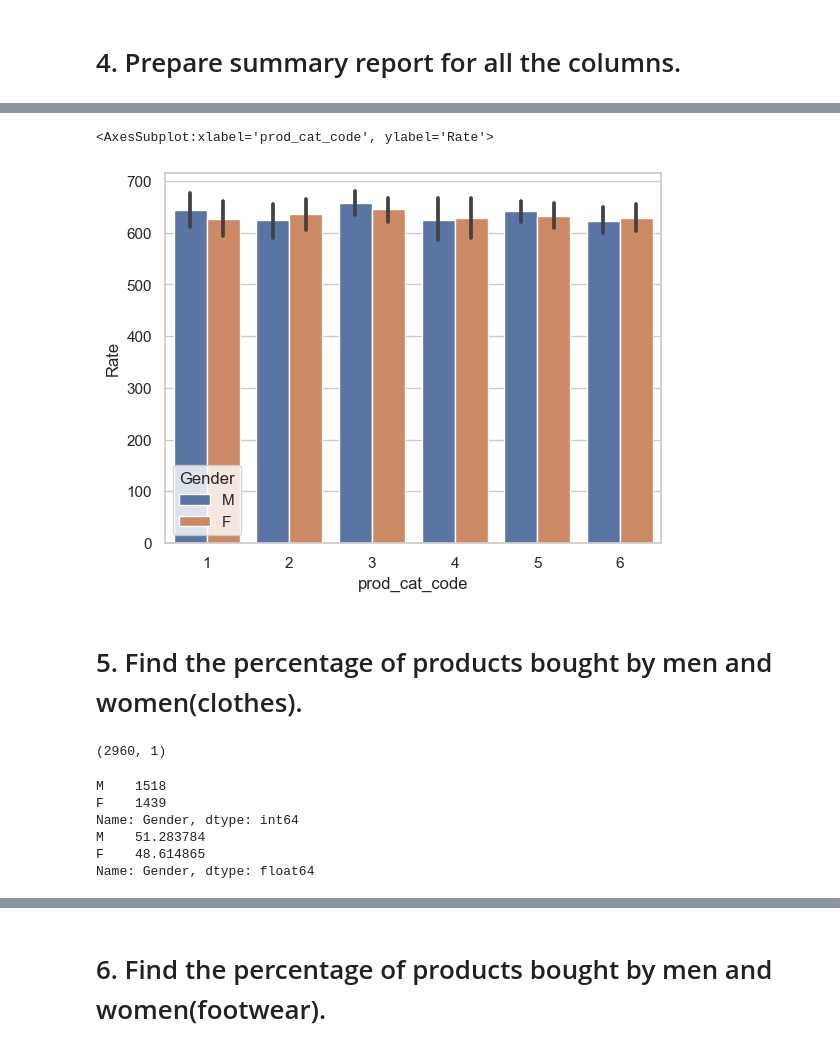
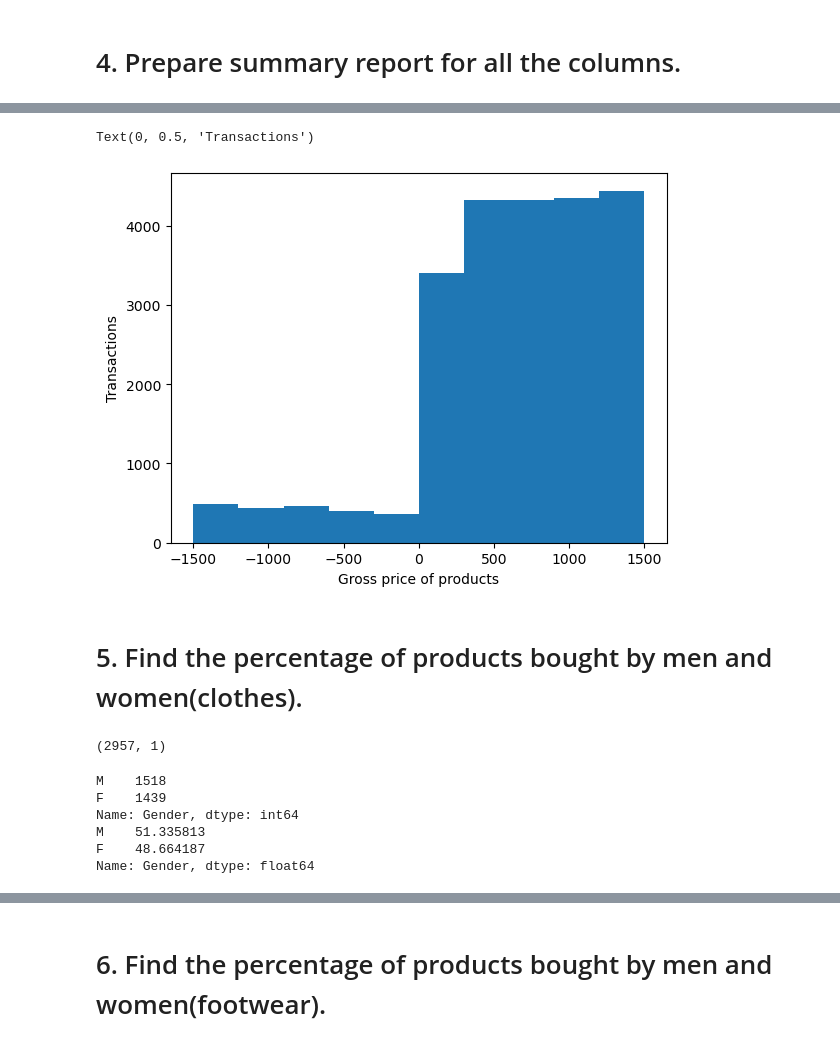
Before and after one commit to morepriyam/analytics_in_retail, a Jupyter notebook: Task1.ipynb, the cells around one changed output, grey strips where cells are left out. Saved outputs shown, nothing was run; the diff lists cells and outputs as text; code cells hidden in the pictures.

```diff
--- a/Task1.ipynb
+++ b/Task1.ipynb
@@ -30,9 +31,9 @@ prod_cat.rename(columns = {'prod_sub_cat_code' : 'prod_subcat_code'} , inplace =
 #cust.head(2)
 #prod_cat.head(2)
 # %%
-final = trans.merge(cust,on = 'cust_id', how = 'left').merge(prod_cat,on = ['prod_cat_code', 'prod_subcat_code'],how = 'left')  #final dataset with all the data,"join"
-final.head(2)
-final.shape
+merged = trans.merge(cust,on = 'cust_id', how = 'left').merge(prod_cat,on = ['prod_cat_code', 'prod_subcat_code'],how = 'left')  #merged dataset with all the data,"join"
+merged.head(2)
+merged.shape
 # %% [output]
 (23053, 15)
 # %% [markdown]
@@ -44,6 +45,6 @@ total duplicates in final dataset: 13
 # %%
-final.describe()
-#print(final.shape)
-final.drop_duplicates(keep = 'first', inplace = True)
-print(final.shape)
+merged.describe()
+print(merged.shape)
+merged.drop_duplicates(keep = 'first', inplace = True)
+print(merged.shape)
 # %% [output]
@@ -71,3 +73,7 @@ city_code           8
 prod_cat            0
 prod_subcat         0
 dtype: int64
+# %%
+#dropping rows with null values
+final = merged.dropna()
+final
@@ -86,19 +182,17 @@ final['Tax'].plot(kind = 'hist')
 # %%
-sns.set(style='whitegrid')
-sns.barplot(x="prod_cat_code",
-                    y="Rate",
-                    hue="Gender",
-                    data=final)
+final['Rate'].plot(kind = 'hist')
+plt.xlabel('Gross price of products')
+plt.ylabel('Transactions' , rotation = 90)
 # %% [output]
-<AxesSubplot:xlabel='prod_cat_code', ylabel='Rate'>
+Text(0, 0.5, 'Transactions')
-[figure, old version]
+[figure, new version]
 # %% [markdown]
 # 5. Find the percentage of products bought by men and women(clothes).
 # %%
 clothes = final.loc[final["prod_cat_code"] == (1), ['Gender']]
 clothes.shape
 # %% [output]
-(2960, 1)
+(2957, 1)
 # %%
 Gen_counts= clothes["Gender"].value_counts()
 # %%
@@ -109,8 +203,8 @@ print(Gender_per)
 M    1518
 F    1439
 Name: Gender, dtype: int64
-M    51.283784
-F    48.614865
+M    51.335813
+F    48.664187
 Name: Gender, dtype: float64
 # %%
 Gender_per.plot.bar()
```
Also changed, not shown: parts of 63 cells of this notebook, 3 other files.
